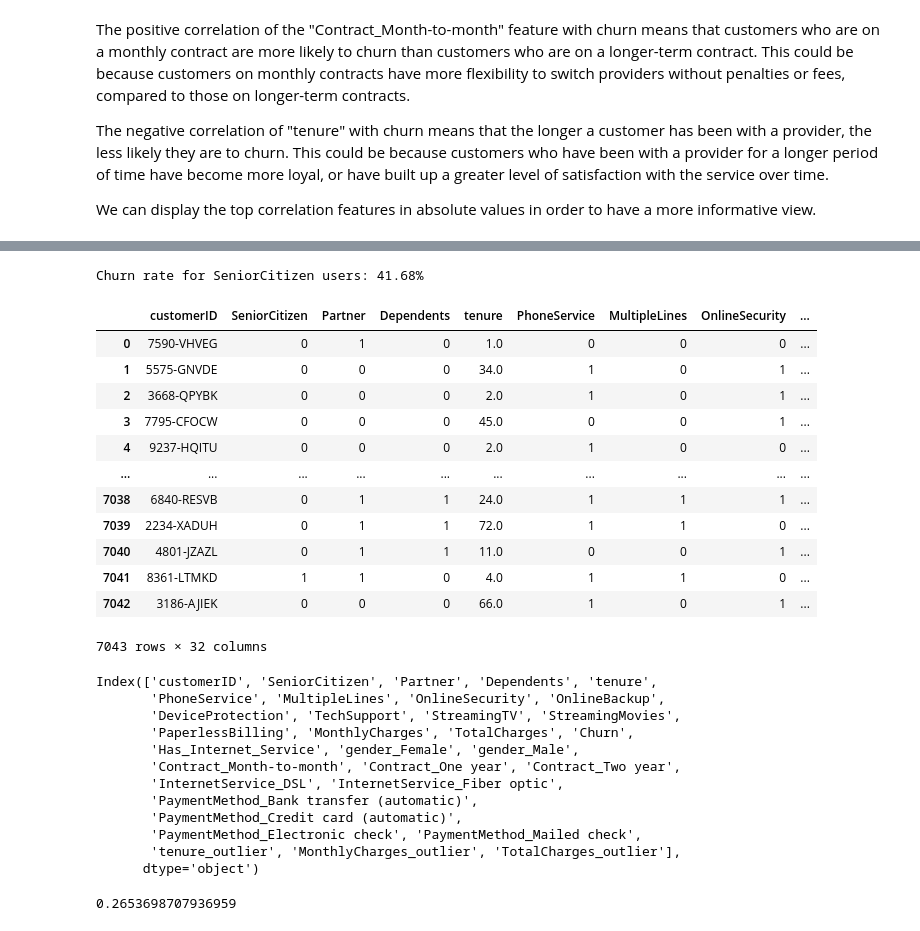
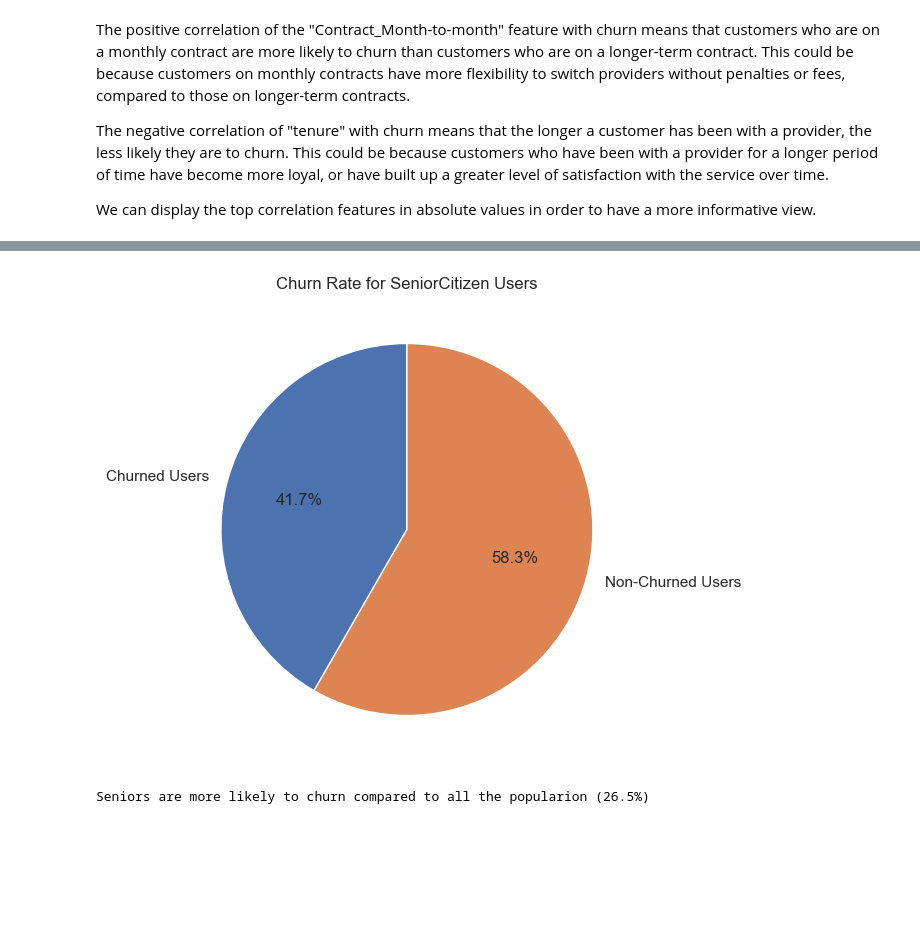
Before and after one commit to algerza/churn_prediction_model, a Jupyter notebook: 00_exploratory_data_analysis.ipynb, the cells around one changed output, grey strips where cells are left out. Cells and saved outputs as stored; diff of their text form; code cells hidden in the pictures; blank space fills up the shorter version.

```diff
--- a/00_exploratory_data_analysis.ipynb
+++ b/00_exploratory_data_analysis.ipynb
@@ -439,13 +385,29 @@ sns.histplot(data=senior_users, x="Churn")
 # %%
+
 # Calculate the total number of SeniorCitizen users
 total_seniors = df[df['SeniorCitizen'] == 1].shape[0]
 
 # Calculate the number of SeniorCitizen users who churned
 churned_seniors = df[(df['SeniorCitizen'] == 1) & (df['Churn'] == 1)].shape[0]
 
 # Calculate the churn rate for SeniorCitizen users
 senior_churn_rate = churned_seniors / total_seniors
 
-print("Churn rate for SeniorCitizen users: {:.2%}".format(senior_churn_rate))
+# Create labels and sizes for pie chart
+labels = ['Churned Users', 'Non-Churned Users']
+sizes = [senior_churn_rate, 1-senior_churn_rate]
+
+# Set the figure size
+fig, ax = plt.subplots(figsize=(6, 8))
+
+# Create a pie chart
+plt.pie(sizes, labels=labels, autopct='%1.1f%%', startangle=90)
+plt.title('Churn Rate for SeniorCitizen Users')
+
+# Show the chart
+plt.show()
+
+print('Seniors are more likely to churn compared to all the popularion (26.5%)')
 # %% [output]
+[figure, added]
-Churn rate for SeniorCitizen users: 41.68%
+Seniors are more likely to churn compared to all the popularion (26.5%)
@@ -480,38 +413,0 @@ Churn rate for SeniorCitizen users: 41.68%
-# %%
-
-
-df
-# %% [output]
-|  | customerID | SeniorCitizen | Partner | Dependents | tenure | PhoneService | MultipleLines | OnlineSecurity | ... |
-| 0 | 7590-VHVEG | 0 | 1 | 0 | 1.0 | 0 | 0 | 0 | ... |
-| 1 | 5575-GNVDE | 0 | 0 | 0 | 34.0 | 1 | 0 | 1 | ... |
-| 2 | 3668-QPYBK | 0 | 0 | 0 | 2.0 | 1 | 0 | 1 | ... |
-| 3 | 7795-CFOCW | 0 | 0 | 0 | 45.0 | 0 | 0 | 1 | ... |
-| 4 | 9237-HQITU | 0 | 0 | 0 | 2.0 | 1 | 0 | 0 | ... |
-| ... | ... | ... | ... | ... | ... | ... | ... | ... | ... |
-| 7038 | 6840-RESVB | 0 | 1 | 1 | 24.0 | 1 | 1 | 1 | ... |
-| 7039 | 2234-XADUH | 0 | 1 | 1 | 72.0 | 1 | 1 | 0 | ... |
-| 7040 | 4801-JZAZL | 0 | 1 | 1 | 11.0 | 0 | 0 | 1 | ... |
-| 7041 | 8361-LTMKD | 1 | 1 | 0 | 4.0 | 1 | 1 | 0 | ... |
-| 7042 | 3186-AJIEK | 0 | 0 | 0 | 66.0 | 1 | 0 | 1 | ... |
-7043 rows × 32 columns
-# %%
-df.columns
-# %% [output]
-Index(['customerID', 'SeniorCitizen', 'Partner', 'Dependents', 'tenure',
-       'PhoneService', 'MultipleLines', 'OnlineSecurity', 'OnlineBackup',
-       'DeviceProtection', 'TechSupport', 'StreamingTV', 'StreamingMovies',
-       'PaperlessBilling', 'MonthlyCharges', 'TotalCharges', 'Churn',
-       'Has_Internet_Service', 'gender_Female', 'gender_Male',
-       'Contract_Month-to-month', 'Contract_One year', 'Contract_Two year',
-       'InternetService_DSL', 'InternetService_Fiber optic',
-       'PaymentMethod_Bank transfer (automatic)',
-       'PaymentMethod_Credit card (automatic)',
-       'PaymentMethod_Electronic check', 'PaymentMethod_Mailed check',
-       'tenure_outlier', 'MonthlyCharges_outlier', 'TotalCharges_outlier'],
-      dtype='object')
-# %%
-# Overall churn
-df[df['Churn'] == 1].customerID.nunique() / df.customerID.nunique()
-# %% [output]
-0.2653698707936959
```
Also changed, not shown: parts of 38 cells of this notebook, 1 other file.
